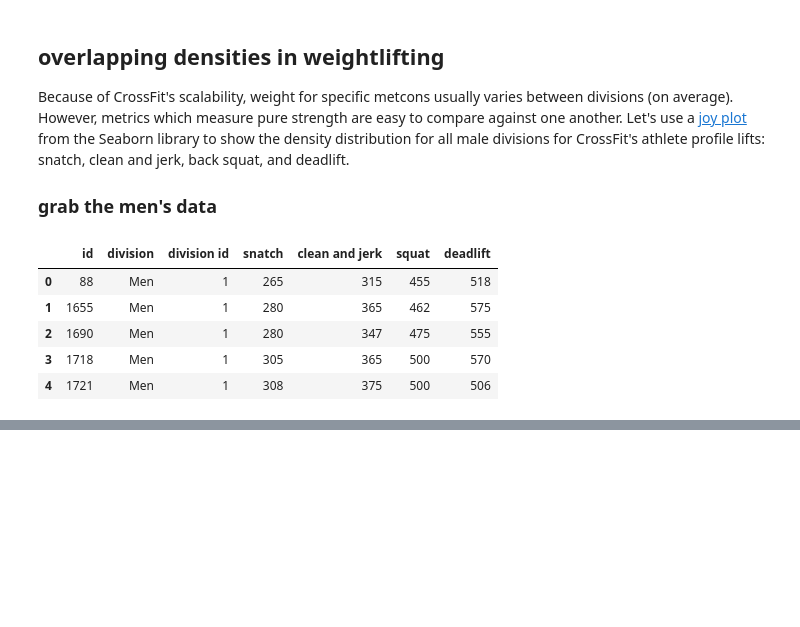
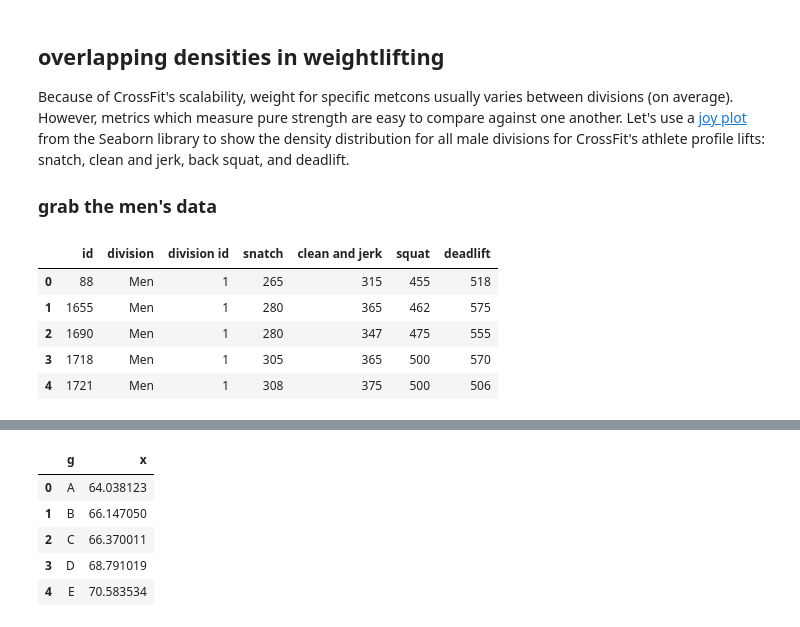
Before and after one commit to zfreedman/crossfit_open_2018, a Jupyter notebook: data_visualization.ipynb, the cells around one changed output, grey strips where cells are left out. Cells and saved outputs as stored; diff of their text form; code cells hidden in the pictures; blank space fills up the shorter version.

```diff
--- a/data_visualization.ipynb
+++ b/data_visualization.ipynb
@@ -612,0 +661,16 @@ mens_lifts.head(5)
+# %%
+rs = np.random.RandomState(1979)
+x = rs.randn(500)
+g = np.tile(list("ABCDEFGHIJ"), 50)
+df = pd.DataFrame(dict(x=x, g=g))
+m = df.g.map(ord)
+df["x"] += m
+# %%
+df.head(5)
+# %% [output]
+|  | g | x |
+| 0 | A | 64.038123 |
+| 1 | B | 66.147050 |
+| 2 | C | 66.370011 |
+| 3 | D | 68.791019 |
+| 4 | E | 70.583534 |
```
Also changed, not shown: parts of 7 cells of this notebook, 1 other file.
